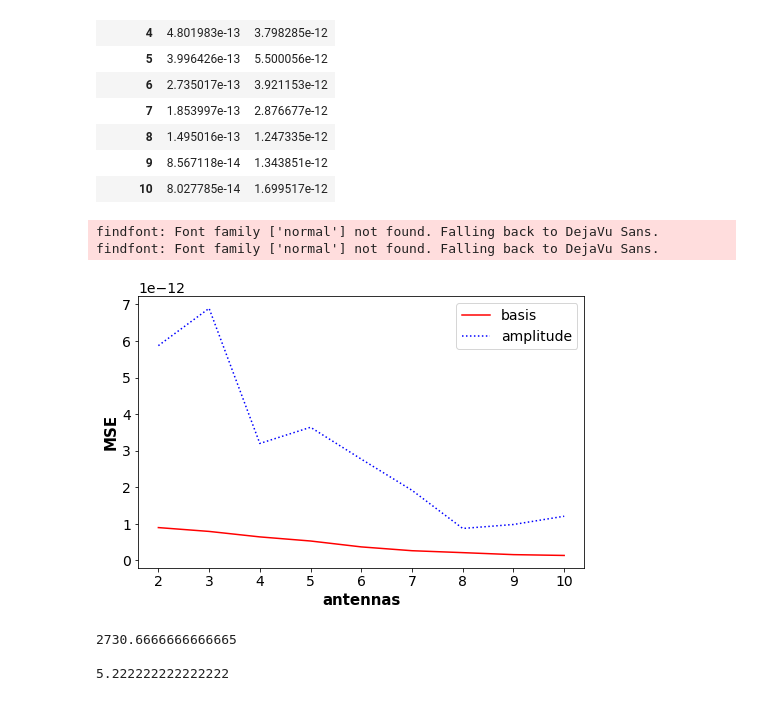
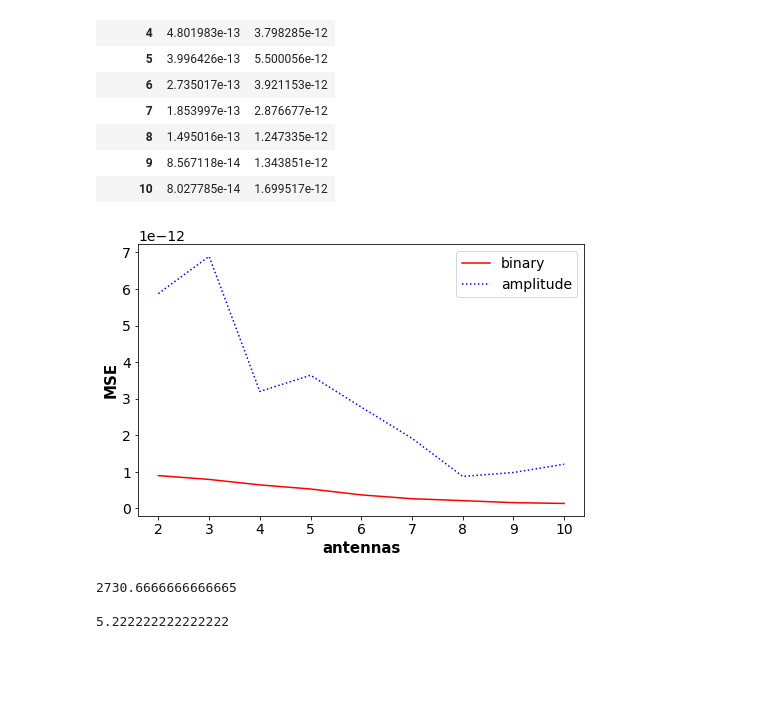
Before and after one commit to QuantumRadioAstronomy/visibility_repr, a Jupyter notebook: IFT/IFT_experiments.ipynb, the cells around one changed output. Saved outputs shown, nothing was run; the diff lists cells and outputs as text; code cells hidden in the pictures; blank space fills up the shorter version.

```diff
--- a/IFT/IFT_experiments.ipynb
+++ b/IFT/IFT_experiments.ipynb
@@ -244,22 +244,20 @@ df_std
 # %%
 x = img_sizes
 fig = plt.gcf()
 font = {'family' : 'normal',
         'weight' : 'normal',
         'size'   : 14}
 plt.rc('font', **font)
-plt.plot(x, basis_tmp, label = "basis", color='red')
+plt.plot(x, basis_tmp, label = "binary", color='red')
 plt.plot(x, amplitude_tmp, label = "amplitude", linestyle=":", color='blue')
 plt.xlabel('antennas', fontsize=15, weight='bold')
 plt.ylabel('MSE', fontsize=15, weight='bold')
 plt.legend()
 fig.set_size_inches(8, 5)
 plt.savefig('plot1.jpg', dpi=100)
 plt.show()
 # %% [output]
-findfont: Font family ['normal'] not found. Falling back to DejaVu Sans.
-findfont: Font family ['normal'] not found. Falling back to DejaVu Sans.
-[figure, old version]
+[figure, new version]
 # %%
 basis_qubits = [256,576,1024,1600,2304,3136,4096,5184,6400]
 basis_qubits_mean = mean(basis_qubits)
```
Also changed, not shown: parts of 4 cells of this notebook.
